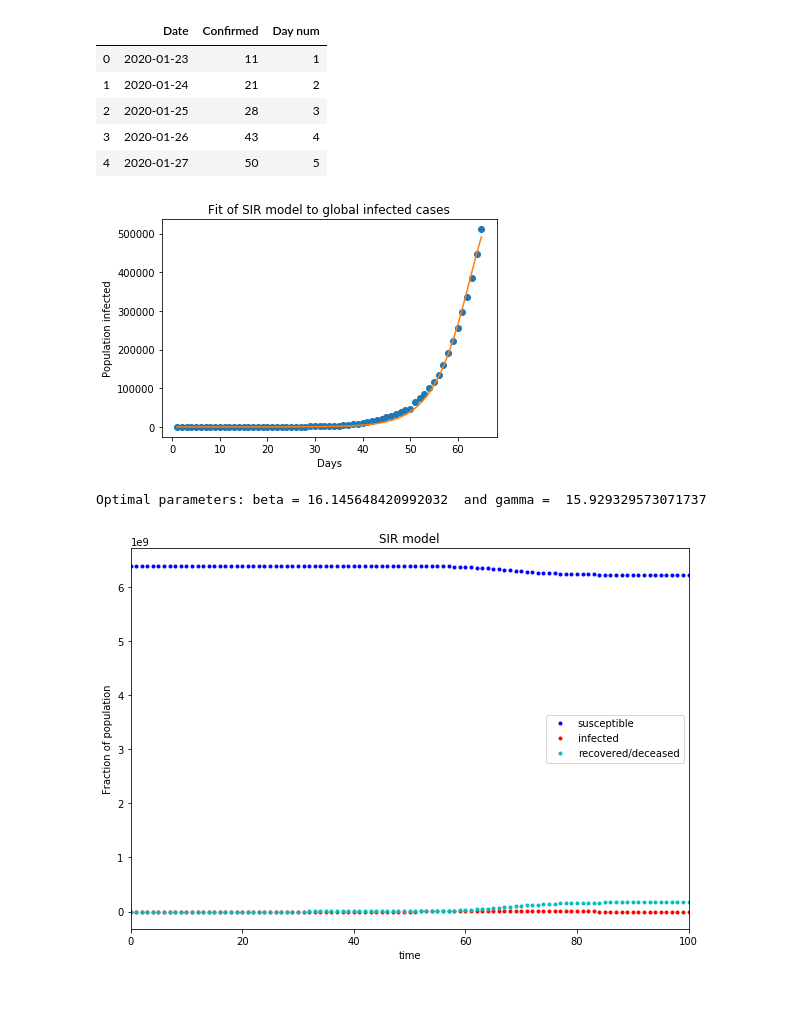
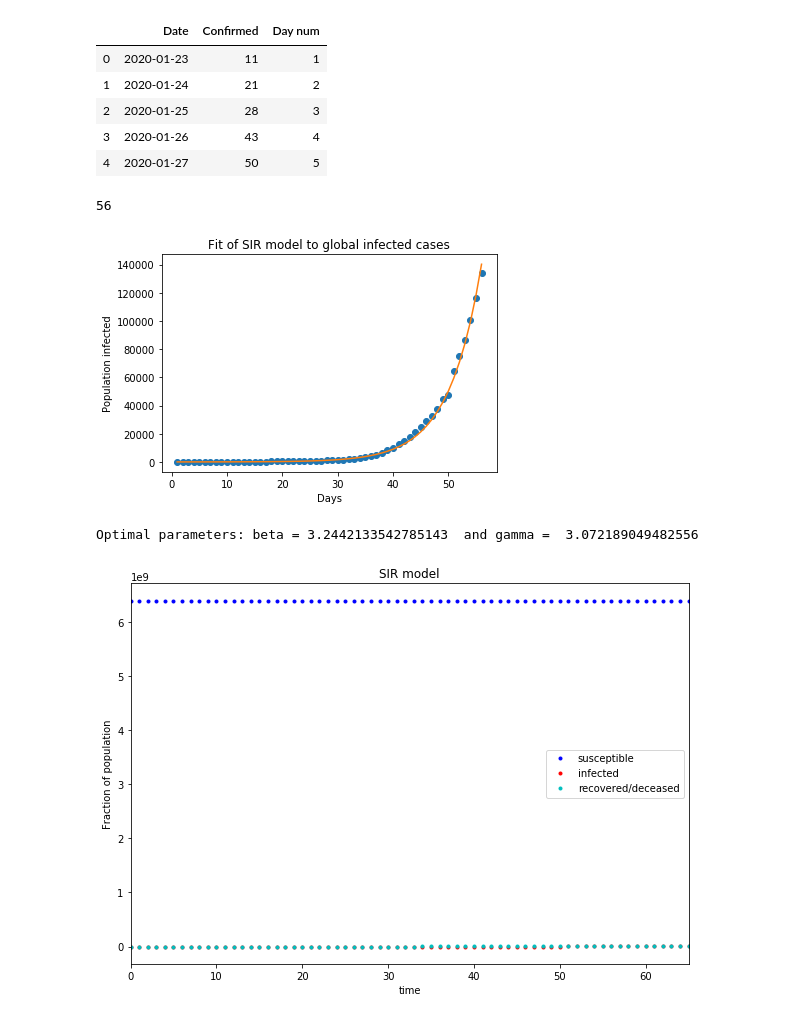
Before and after one commit to Aveek-Saha/CovidAnalysis, a Jupyter notebook: Prediction.ipynb, the cells around one changed output. Cells and saved outputs as stored; diff of their text form; code cells hidden in the pictures.

```diff
--- a/Prediction.ipynb
+++ b/Prediction.ipynb
@@ -98,9 +98,18 @@ df.head()
 | 2 | 2020-01-25 | 28 | 3 |
 | 3 | 2020-01-26 | 43 | 4 |
 | 4 | 2020-01-27 | 50 | 5 |
+# %%
+train = 0.85
+index = math.ceil(train * len(df['Confirmed'].values))
+index
+# %% [output]
+56
+# %%
+Y = df['Confirmed'].values
+X = x = df['Day num'].values
 # %%
-y = df['Confirmed'].values
-x = df['Day num'].values
+y = df['Confirmed'].values[:index]
+x = df['Day num'].values[:index]
 
 N = 6.4 *(10**9)
 I0, R0 = y[0], 0
@@ -130,8 +139,8 @@ plt.xlabel("Days")
 plt.show()
 print("Optimal parameters: beta =", popt[0], " and gamma = ", popt[1])
 # %% [output]
-[figure, old version]
+[figure, new version]
-Optimal parameters: beta = 16.145648420992032  and gamma =  15.929329573071737
+Optimal parameters: beta = 3.2442133542785143  and gamma =  3.072189049482556
 # %%
 beta, gamma = popt[0], popt[1]
 # %%
@@ -144,19 +153,19 @@ def deriv(y, t, N, beta, gamma):
     return dSdt, dIdt, dRdt
 # %%
 y0 = S0, I0, R0
-ret = odeint(deriv, y0, [i for i in range(1000)], args=(N, beta, gamma))
+ret = odeint(deriv, y0, [i for i in range(150)], args=(N, beta, gamma))
 
 S, I, R = ret.T
 # %%
 f = plt.figure(figsize=(10,7))
 plt.plot(S, 'b.', label='susceptible');
 plt.plot(I, 'r.', label='infected');
 plt.plot(R, 'c.', label='recovered/deceased');
 plt.title("SIR model")
 plt.xlabel("time", fontsize=10);
 plt.ylabel("Fraction of population", fontsize=10);
 plt.legend(loc='best')
-plt.xlim(0,100)
+plt.xlim(0,len(X))
 plt.show()
 # %% [output]
-[figure, old version]
+[figure, new version]
```
Also changed, not shown: parts of 4 cells of this notebook.
